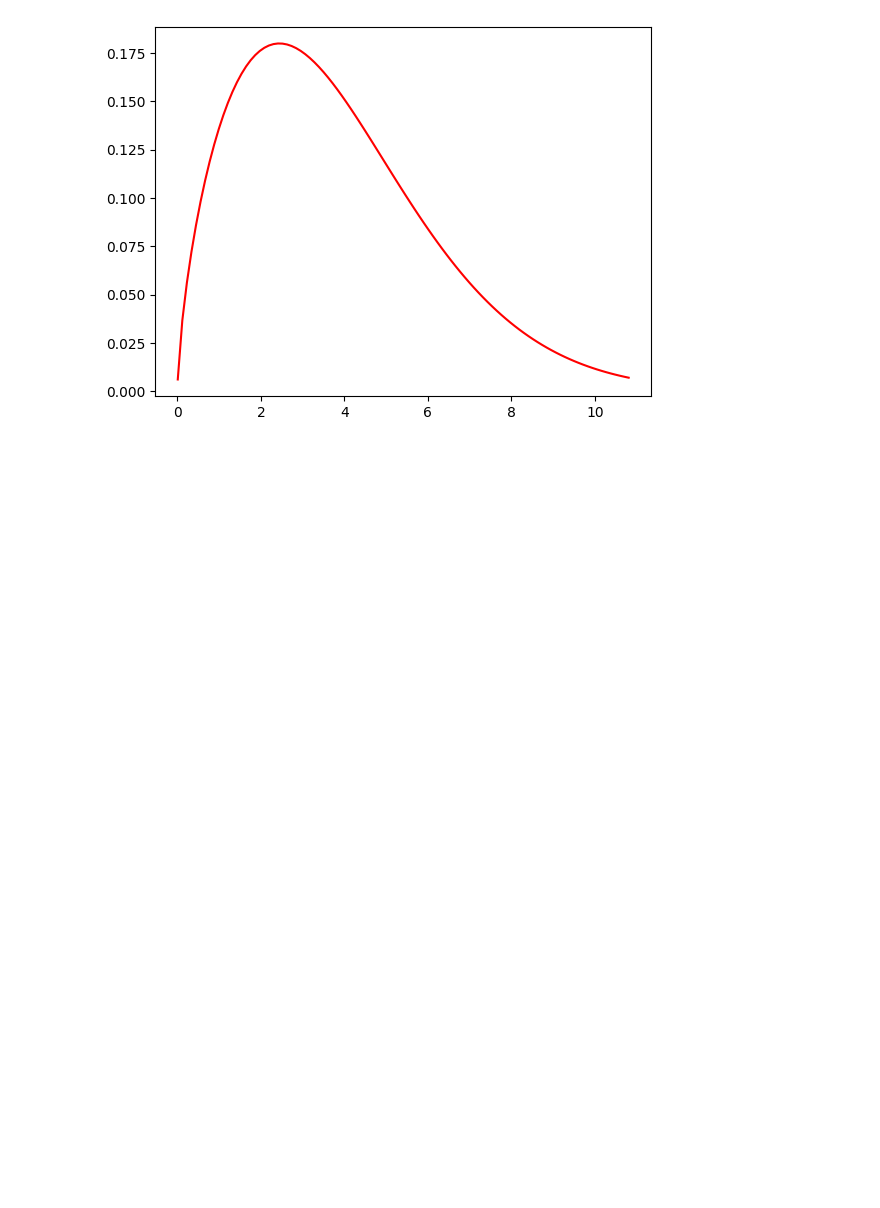
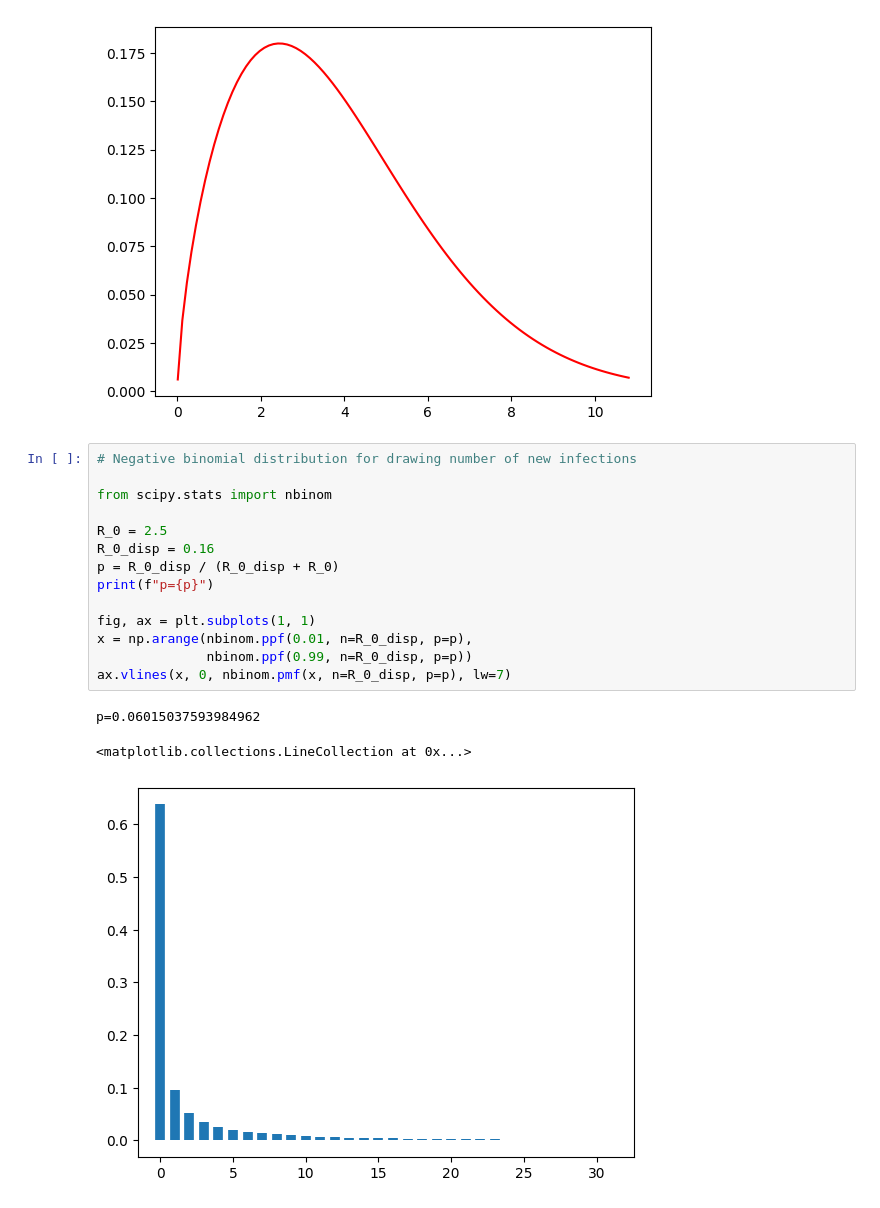
Before and after one commit to Michozord/sars_simulation, a Jupyter notebook: pdfs.ipynb, the cells around one changed output. Cells and saved outputs as stored; diff of their text form; blank space fills up the shorter version.

Commit message:
added nbinom to pdfs

```diff
--- a/pdfs.ipynb
+++ b/pdfs.ipynb
@@ -66,3 +66,21 @@ weibull_min.stats(weibull_c, scale=weibull_lambda)
 mean, variance:
 (3.833909926600341, 5.680274020738375)
 [figure]
+# %%
+# Negative binomial distribution for drawing number of new infections
+
+from scipy.stats import nbinom
+
+R_0 = 2.5
+R_0_disp = 0.16
+p = R_0_disp / (R_0_disp + R_0)
+print(f"p={p}")
+
+fig, ax = plt.subplots(1, 1)
+x = np.arange(nbinom.ppf(0.01, n=R_0_disp, p=p),
+              nbinom.ppf(0.99, n=R_0_disp, p=p))
+ax.vlines(x, 0, nbinom.pmf(x, n=R_0_disp, p=p), lw=7)
+# %% [output]
+p=0.06015037593984962
+<matplotlib.collections.LineCollection at 0x...>
+[figure, added]
```
